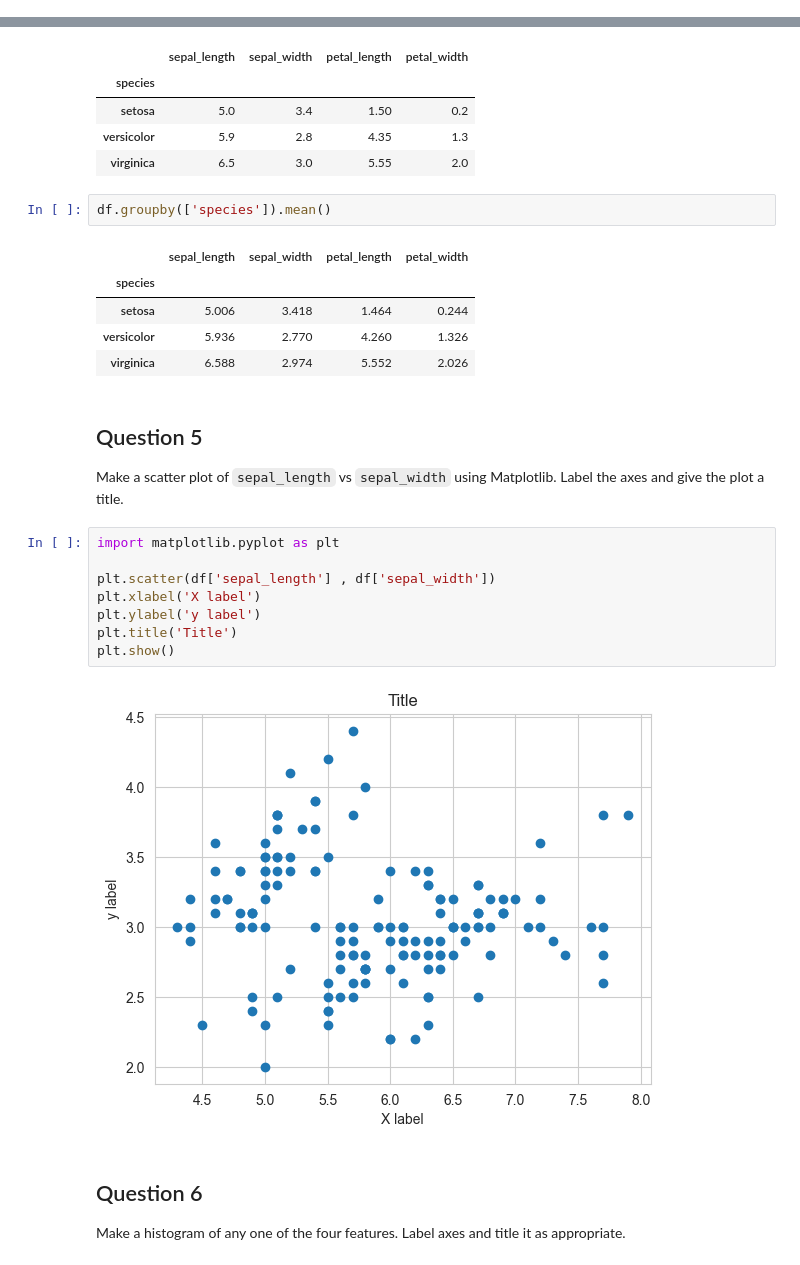
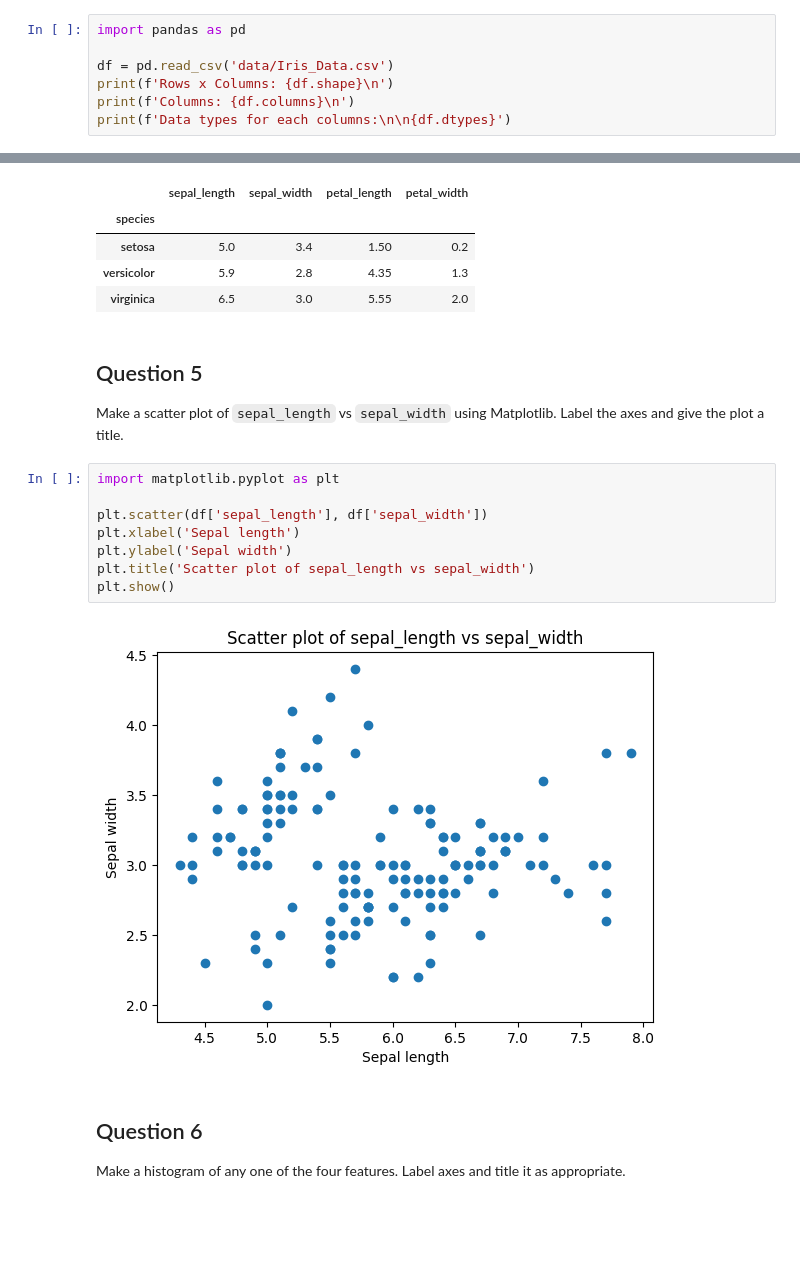
Before and after one commit to Sourav459000/MLLab-2023-24, a Jupyter notebook: Assignment 1/Introduction_to_Machine_Learning_and_Toolkit.ipynb, the cells around one changed output, grey strips where cells are left out. Saved outputs shown, nothing was run; the diff lists cells and outputs as text; blank space fills up the shorter version.

```diff
--- a/Assignment 1/Introduction_to_Machine_Learning_and_Toolkit.ipynb
+++ b/Assignment 1/Introduction_to_Machine_Learning_and_Toolkit.ipynb
@@ -95,0 +97,7 @@ df
+# %%
+import pandas as pd
+
+df = pd.read_csv('data/Iris_Data.csv')
+print(f'Rows x Columns: {df.shape}\n')
+print(f'Columns: {df.columns}\n')
+print(f'Data types for each columns:\n\n{df.dtypes}')
@@ -197,14 +209,6 @@ df.groupby(['species']).median()
 | setosa | 5.0 | 3.4 | 1.50 | 0.2 |
 | versicolor | 5.9 | 2.8 | 4.35 | 1.3 |
 | virginica | 6.5 | 3.0 | 5.55 | 2.0 |
-# %%
-df.groupby(['species']).mean()
-# %% [output]
-|  | sepal_length | sepal_width | petal_length | petal_width |
-| species |  |  |  |  |
-| setosa | 5.006 | 3.418 | 1.464 | 0.244 |
-| versicolor | 5.936 | 2.770 | 4.260 | 1.326 |
-| virginica | 6.588 | 2.974 | 5.552 | 2.026 |
 # %% [markdown]
 ## Question 5
 
@@ -212,13 +216,13 @@ Make a scatter plot of `sepal_length` vs `sepal_width` using Matplotlib. Label t
 # %%
 import matplotlib.pyplot as plt
 
-plt.scatter(df['sepal_length'] , df['sepal_width'])
-plt.xlabel('X label')
-plt.ylabel('y label')
-plt.title('Title')
+plt.scatter(df['sepal_length'], df['sepal_width'])
+plt.xlabel('Sepal length')
+plt.ylabel('Sepal width')
+plt.title('Scatter plot of sepal_length vs sepal_width')
 plt.show()
 # %% [output]
-[figure, old version]
+[figure, new version]
 # %% [markdown]
 ## Question 6
 
```
Also changed, not shown: parts of 14 cells of this notebook.
